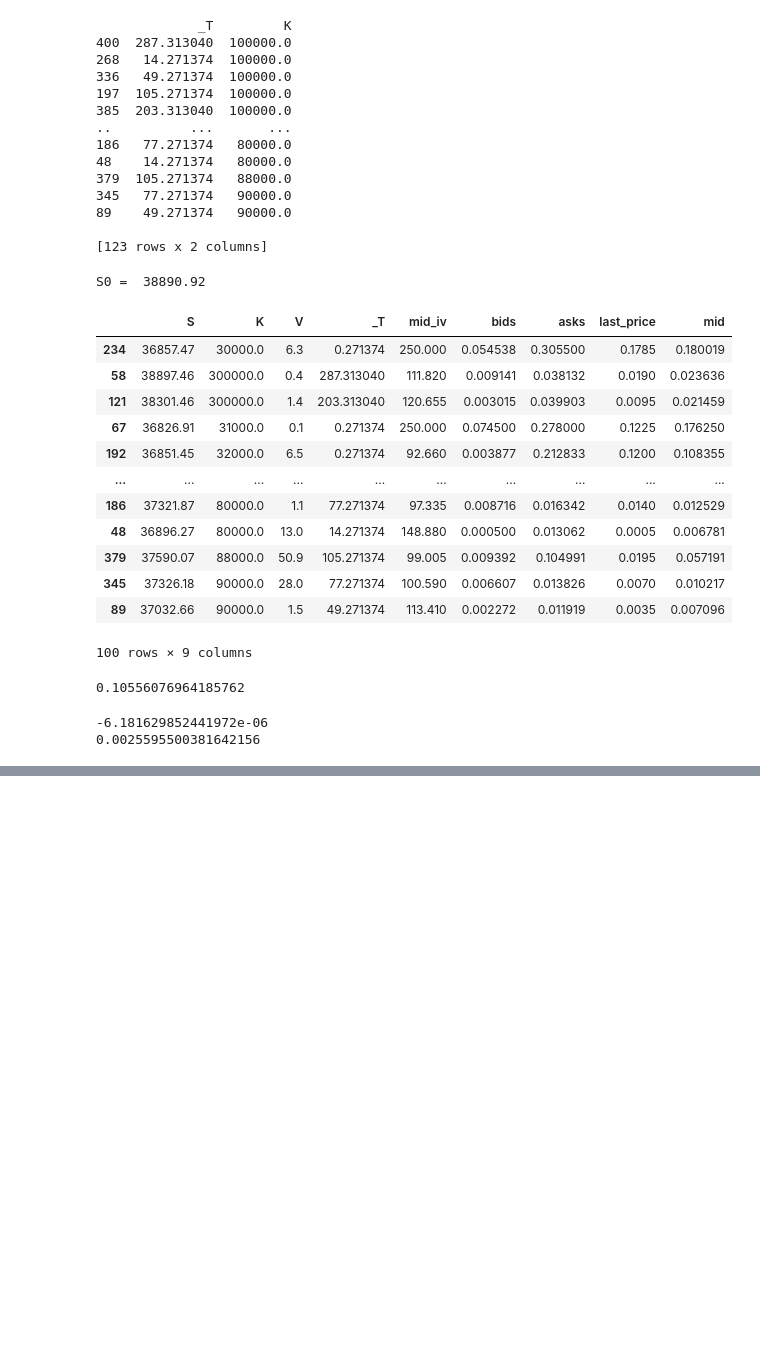
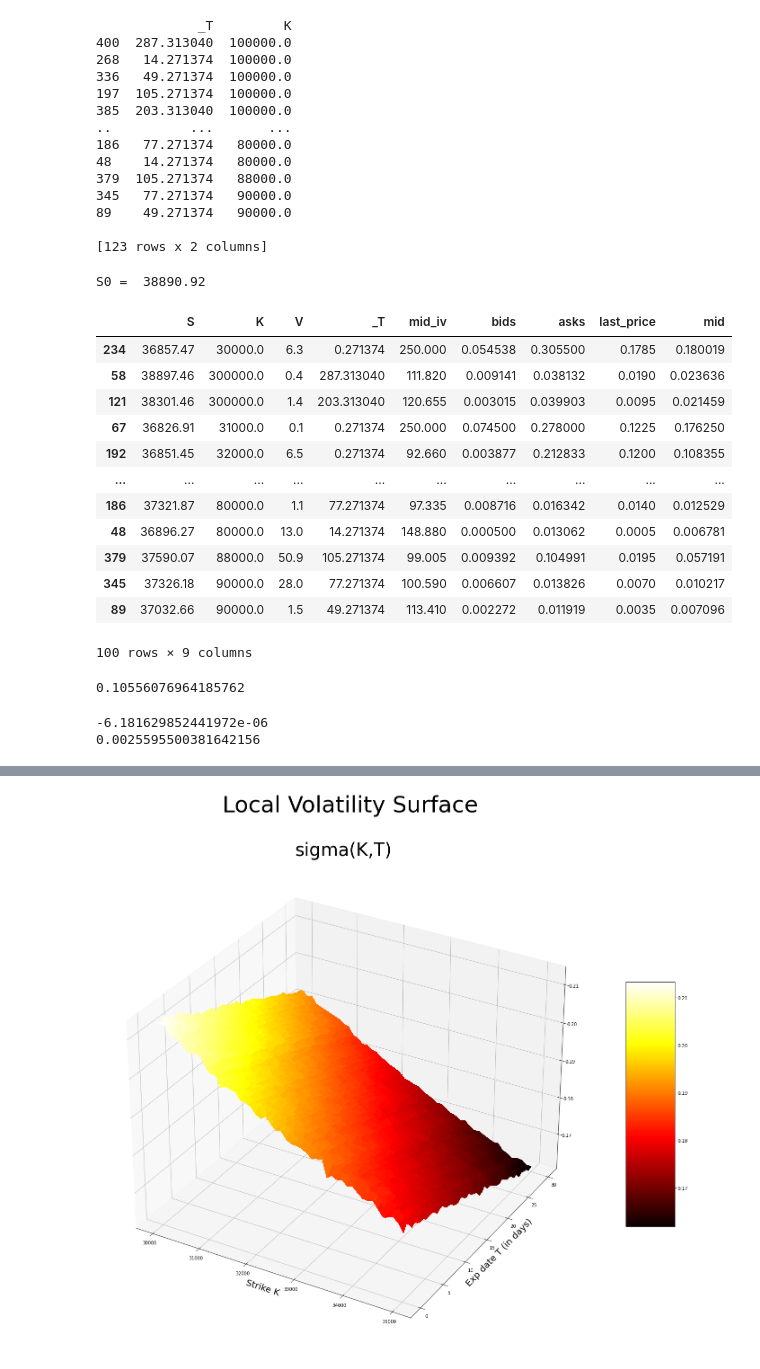
Before and after one commit to Rxzh/deribit_scraping, a Jupyter notebook: deribit_scraper_test.ipynb, the cells around one changed output, grey strips where cells are left out. Drawn from its saved outputs; the diff is of its cells as text; code cells hidden in the pictures; blank space fills up the shorter version.

```diff
--- a/deribit_scraper_test.ipynb
+++ b/deribit_scraper_test.ipynb
@@ -425,0 +421,21 @@ plt.show()
+# %%
+Ks = np.linspace(30000,35000,50)
+Ts = np.linspace(0.1,30,50)
+
+#sigmas = np.vectorize(local_vol)(call.C, Ks, Ts)
+
+#sigmas = np.zeros((np.size(Ks),np.size(Ts)))
+"""
+for i in range(np.size(Ks)):
+    for j in range(np.size(Ts)):
+"""
+
+"""
+for (i,j) in product(range(np.size(Ks)),range(np.size(Ts))):
+        sigmas[i,j] = local_vol(call.C,Ks[i],Ts[j])
+        if i%10==0 and j%100==0:
+            print("Calcul {}%".format(i))
+
+print(sigmas)
+#sigmas = np.zeros((np.shape(Ks)))
+"""
@@ -425,0 +444,6 @@ plt.show()
+# %%
+X, Y = np.meshgrid(Ks, Ts)
+
+Z = np.vectorize(local_vol)(call.C,X,Y)
+
+print(Z)
@@ -425,0 +458,20 @@ plt.show()
+# %%
+fig = plt.figure(figsize=(30,20))
+ax = fig.gca(projection='3d')
+surf = ax.plot_surface(X, Y, Z, rstride=1, cstride=1, cmap='hot', linewidth=0, antialiased=False)
+#surf = ax.scatter3D(X, Y, Z, s = .5, cmap='hot')
+#surf = ax.plot_wireframe(X, Y, Z)
+#surf = ax.contour3D(X, Y, Z, cmap='binary')
+#ax.set_zlim(-1.01, 1.01)
+
+fig.colorbar(surf, shrink=0.5, aspect=5)
+
+
+fig.suptitle('Local Volatility Surface', fontsize=50)
+plt.title('sigma(K,T)', fontsize = 40)
+plt.xlabel('Strike K', fontsize=20)
+plt.ylabel('Exp date T (in days)', fontsize=20)
+plt.savefig('LocalIV_surface_hot.jpg')
+plt.show()
+# %% [output]
+[figure, added]
```
Also changed, not shown: parts of 8 cells of this notebook, 2 other files.
